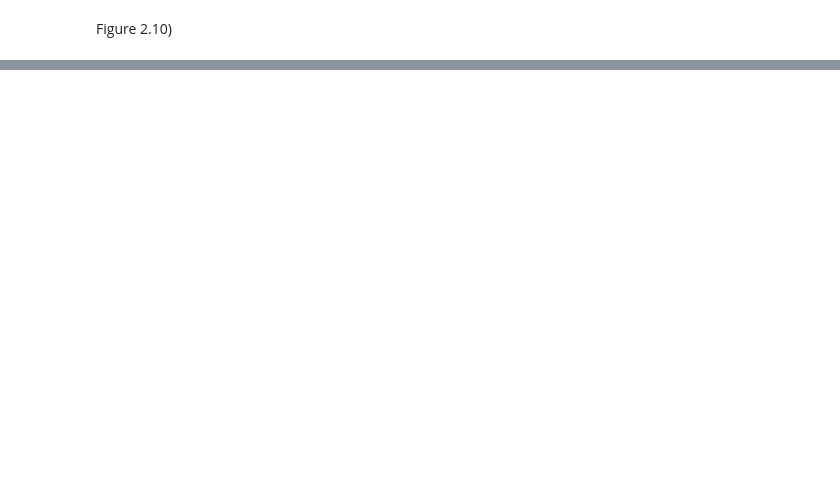
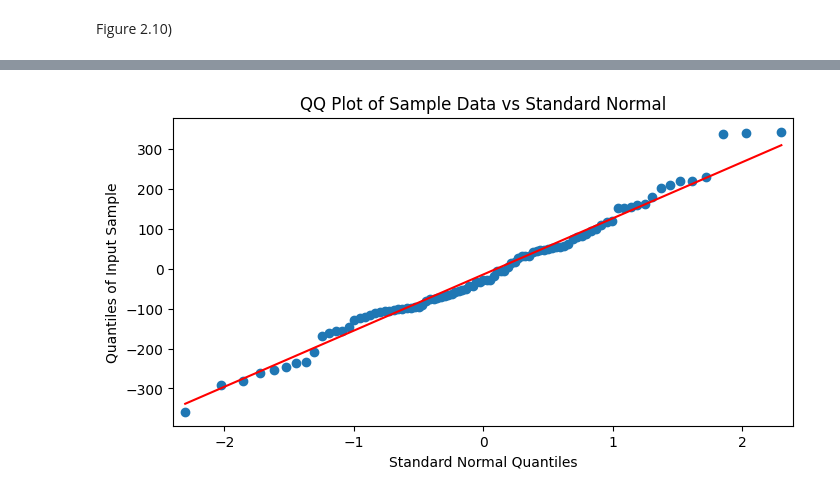
Before and after one commit to cemreaka/Network-Analysis-and-Simulation, a Jupyter notebook: HW1/q1_plots.ipynb, the cells around one changed output, grey strips where cells are left out. Cells and saved outputs as stored; diff of their text form; code cells hidden in the pictures; blank space fills up the shorter version.

```diff
--- a/HW1/q1_plots.ipynb
+++ b/HW1/q1_plots.ipynb
@@ -188,0 +176,9 @@ plt.show()
+# %%
+fig, ax = plt.subplots(figsize = (8, 4))
+qqplot(fig_2_10, line = 's', ax = ax)
+ax.set_title('QQ Plot of Sample Data vs Standard Normal')
+ax.set_xlabel('Standard Normal Quantiles')
+ax.set_ylabel('Quantiles of Input Sample')
+plt.show()
+# %% [output]
+[figure, added]
```
Also changed, not shown: parts of 10 cells of this notebook.
